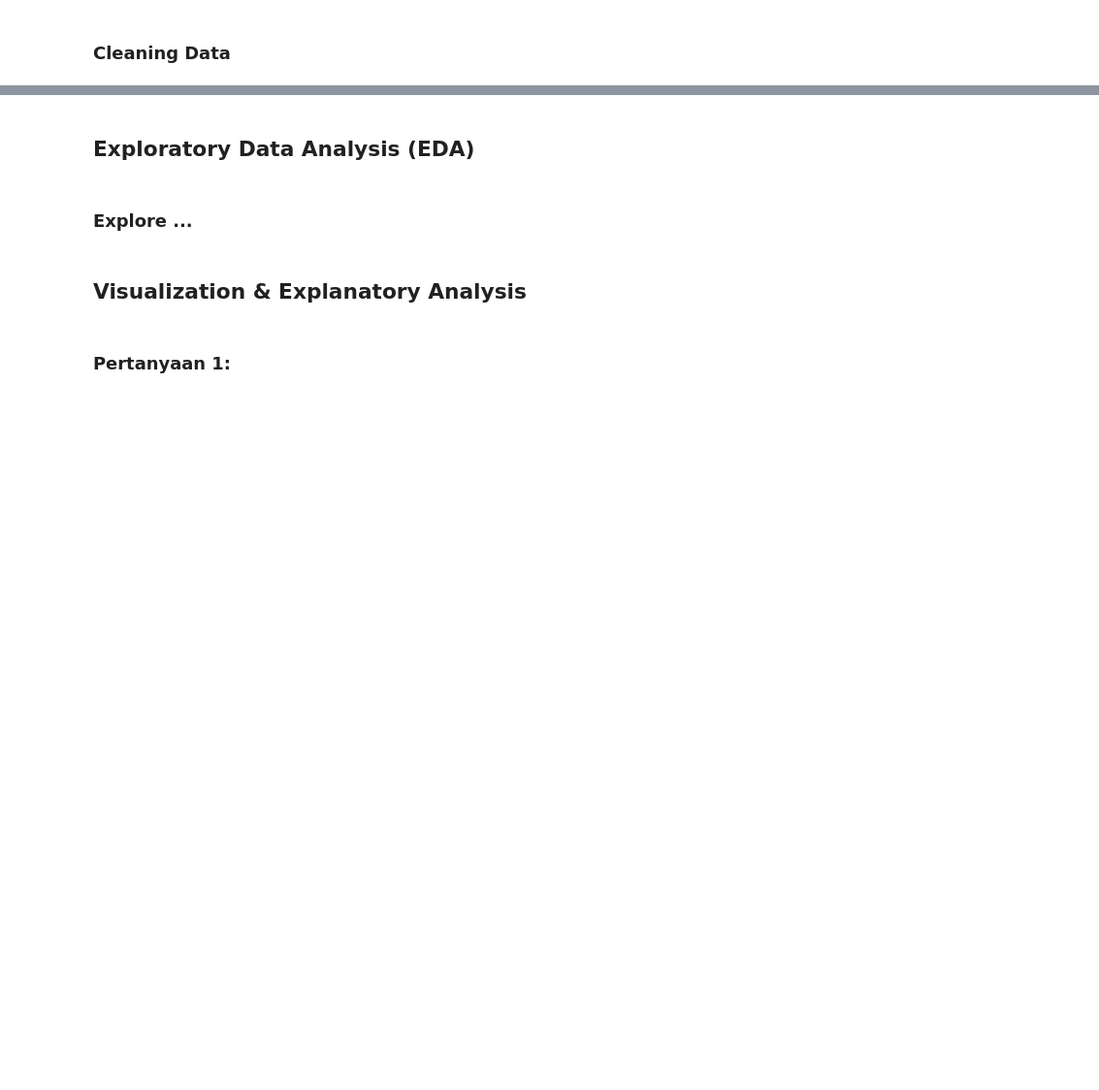
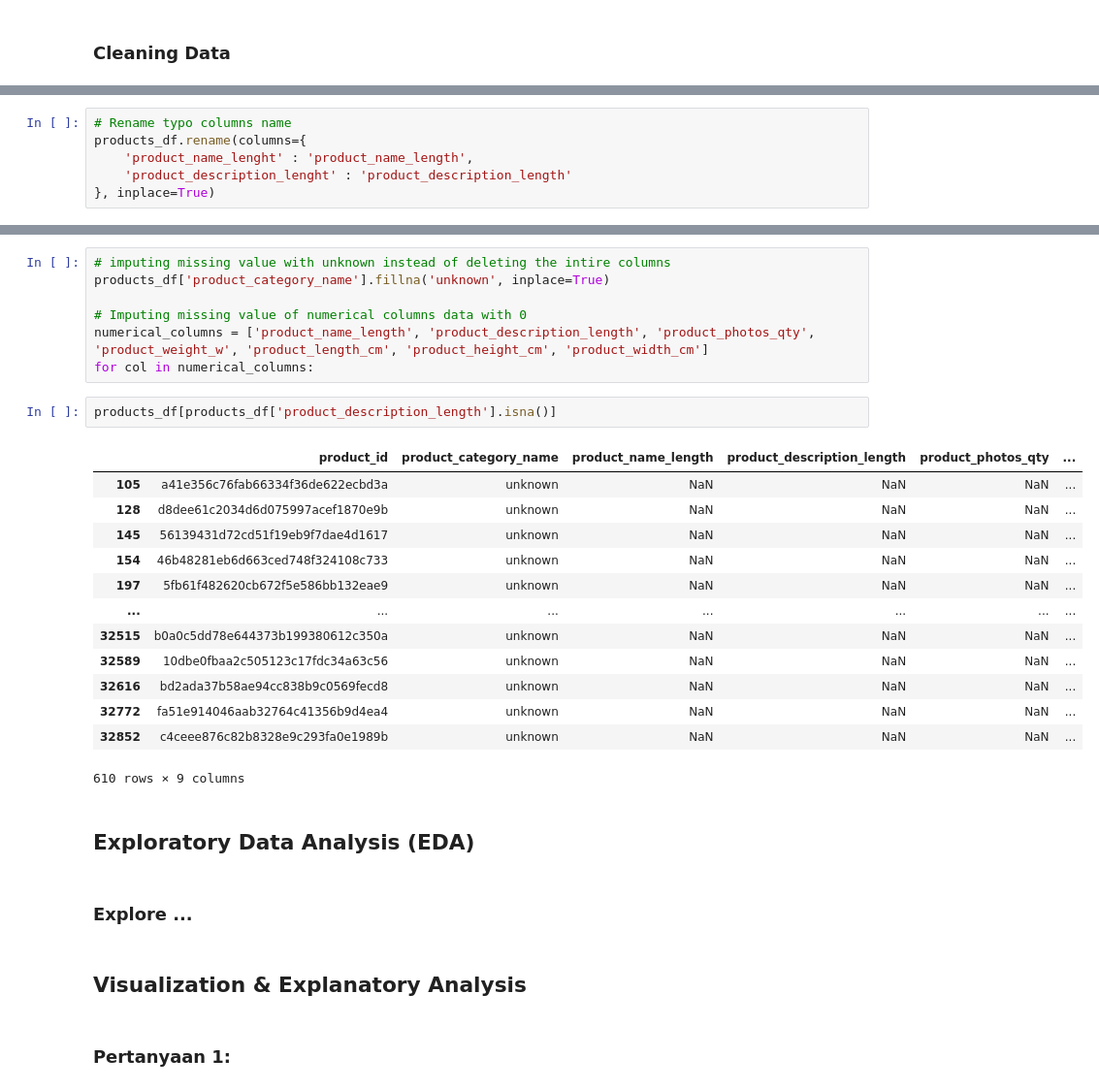
Before and after one commit to sayid-alt/olist-store-analysis-project, a Jupyter notebook: Brazilian_E_Commerce_Public_Dataset_by_Olist.ipynb, the cells around one changed output, grey strips where cells are left out. Shown at 97% size. Drawn from its saved outputs; the diff is of its cells as text; blank space fills up the shorter version.

Commit message:
Added Assessing data

```diff
--- a/Brazilian_E_Commerce_Public_Dataset_by_Olist.ipynb
+++ b/Brazilian_E_Commerce_Public_Dataset_by_Olist.ipynb
@@ -120,0 +318,6 @@ order_items_df.head()
+# %%
+# Rename typo columns name
+products_df.rename(columns={
+    'product_name_lenght' : 'product_name_length',
+    'product_description_lenght' : 'product_description_length'
+}, inplace=True)
@@ -121,3 +344,26 @@ order_items_df.head()
+# %%
+# imputing missing value with unknown instead of deleting the intire columns
+products_df['product_category_name'].fillna('unknown', inplace=True)
+
+# Imputing missing value of numerical columns data with 0
+numerical_columns = ['product_name_length', 'product_description_length', 'product_photos_qty', 'product_weight_w', 'product_length_cm', 'product_height_cm', 'product_width_cm']
+for col in numerical_columns:
+# %%
+products_df[products_df['product_description_length'].isna()]
+# %% [output]
+|  | product_id | product_category_name | product_name_length | product_description_length | product_photos_qty | ... |
+| 105 | a41e356c76fab66334f36de622ecbd3a | unknown | NaN | NaN | NaN | ... |
+| 128 | d8dee61c2034d6d075997acef1870e9b | unknown | NaN | NaN | NaN | ... |
+| 145 | 56139431d72cd51f19eb9f7dae4d1617 | unknown | NaN | NaN | NaN | ... |
+| 154 | 46b48281eb6d663ced748f324108c733 | unknown | NaN | NaN | NaN | ... |
+| 197 | 5fb61f482620cb672f5e586bb132eae9 | unknown | NaN | NaN | NaN | ... |
+| ... | ... | ... | ... | ... | ... | ... |
+| 32515 | b0a0c5dd78e644373b199380612c350a | unknown | NaN | NaN | NaN | ... |
+| 32589 | 10dbe0fbaa2c505123c17fdc34a63c56 | unknown | NaN | NaN | NaN | ... |
+| 32616 | bd2ada37b58ae94cc838b9c0569fecd8 | unknown | NaN | NaN | NaN | ... |
+| 32772 | fa51e914046aab32764c41356b9d4ea4 | unknown | NaN | NaN | NaN | ... |
+| 32852 | c4ceee876c82b8328e9c293fa0e1989b | unknown | NaN | NaN | NaN | ... |
+610 rows × 9 columns
 # %% [markdown]
 ## Exploratory Data Analysis (EDA)
 # %% [markdown]
```
Also changed, not shown: parts of 25 cells of this notebook.
